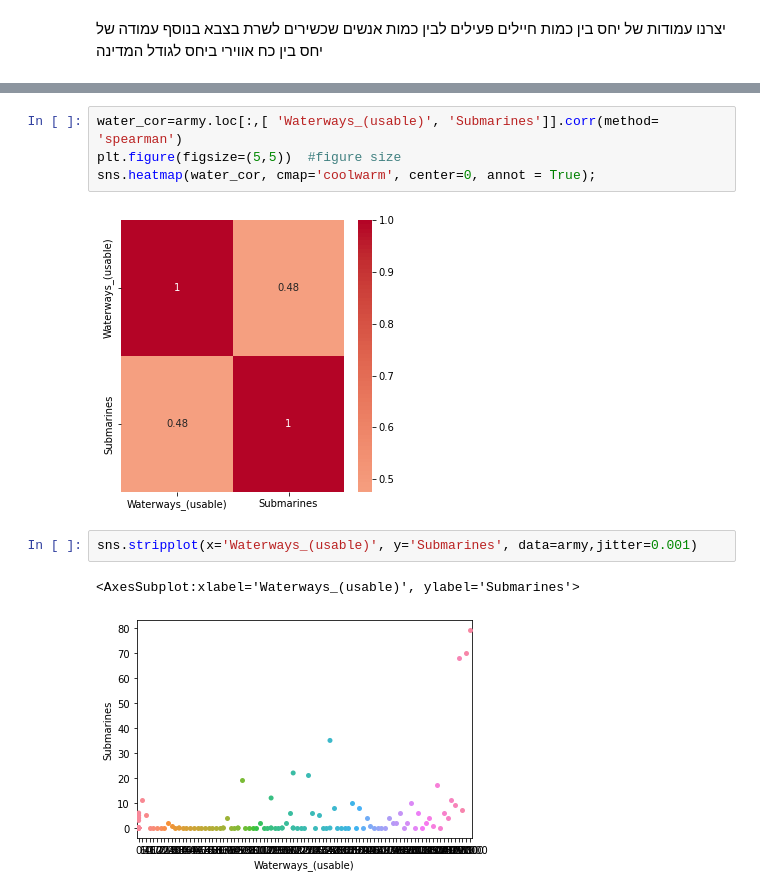
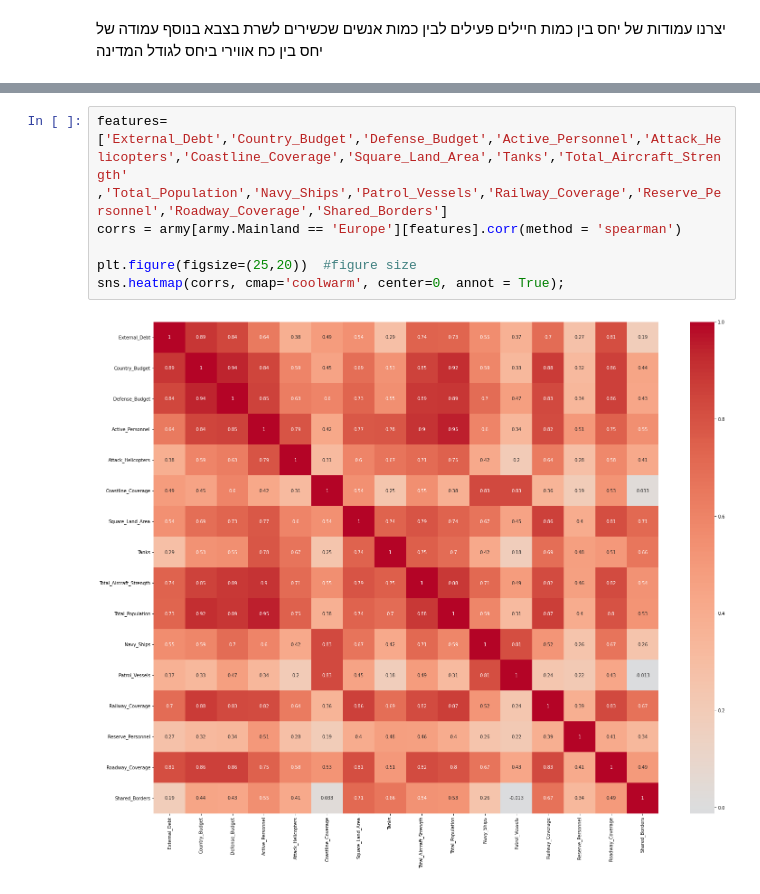
Before and after one commit to mayas9/army-project, a Jupyter notebook: project.ipynb, the cells around one changed output, grey strips where cells are left out. Drawn from its saved outputs; the diff is of its cells as text.

```diff
--- a/project.ipynb
+++ b/project.ipynb
@@ -198,11 +153,8 @@ sns.heatmap(borders_cor, cmap='coolwarm', center=0, annot = True);
-# %%
-water_cor=army.loc[:,[ 'Waterways_(usable)', 'Submarines']].corr(method= 'spearman')
-plt.figure(figsize=(5,5))  #figure size
-sns.heatmap(water_cor, cmap='coolwarm', center=0, annot = True);
-# %% [output]
-[figure, removed]
-# %%
-sns.stripplot(x='Waterways_(usable)', y='Submarines', data=army,jitter=0.001)
-# %% [output]
-<AxesSubplot:xlabel='Waterways_(usable)', ylabel='Submarines'>
-[figure, removed]
+# %%
+features= ['External_Debt','Country_Budget','Defense_Budget','Active_Personnel','Attack_Helicopters','Coastline_Coverage','Square_Land_Area','Tanks','Total_Aircraft_Strength' ,'Total_Population','Navy_Ships','Patrol_Vessels','Railway_Coverage','Reserve_Personnel','Roadway_Coverage','Shared_Borders']
+corrs = army[army.Mainland == 'Europe'][features].corr(method = 'spearman')
+
+plt.figure(figsize=(25,20))  #figure size
+sns.heatmap(corrs, cmap='coolwarm', center=0, annot = True);
+# %% [output]
+[figure, added]
```
Also changed, not shown: parts of 42 cells of this notebook.
